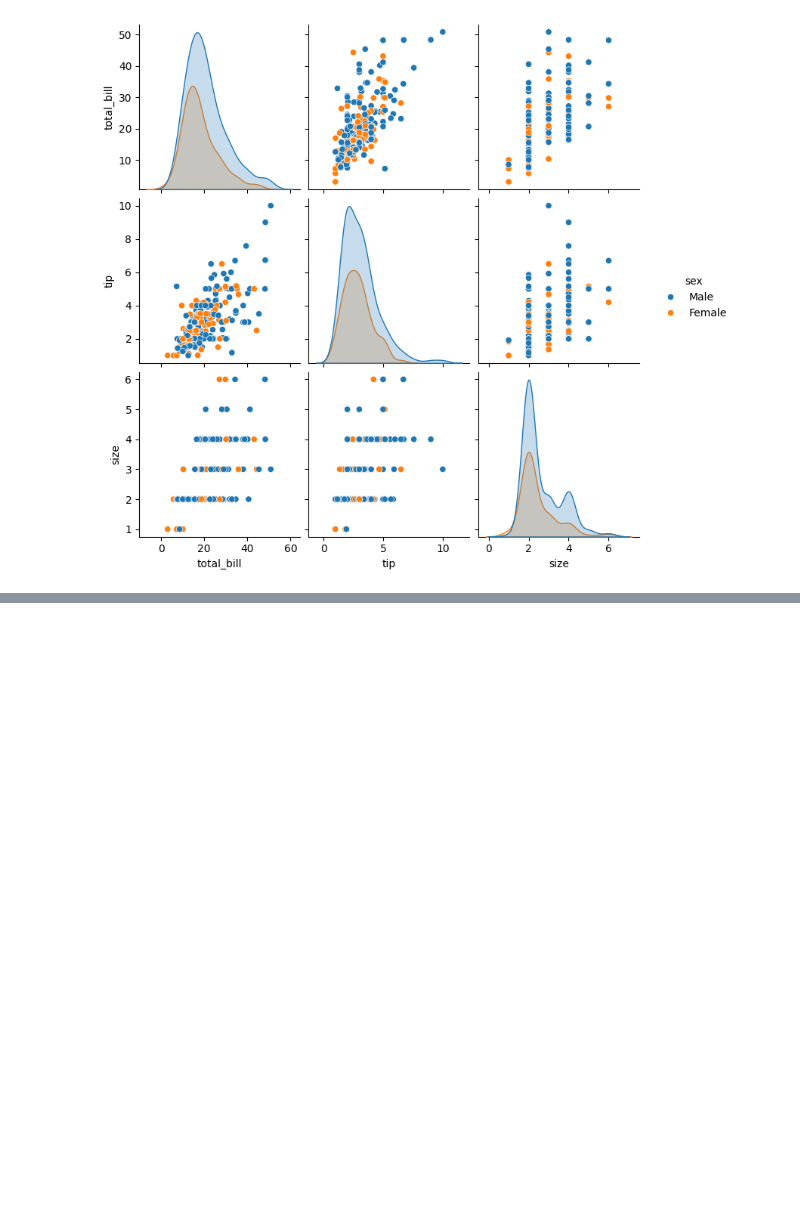
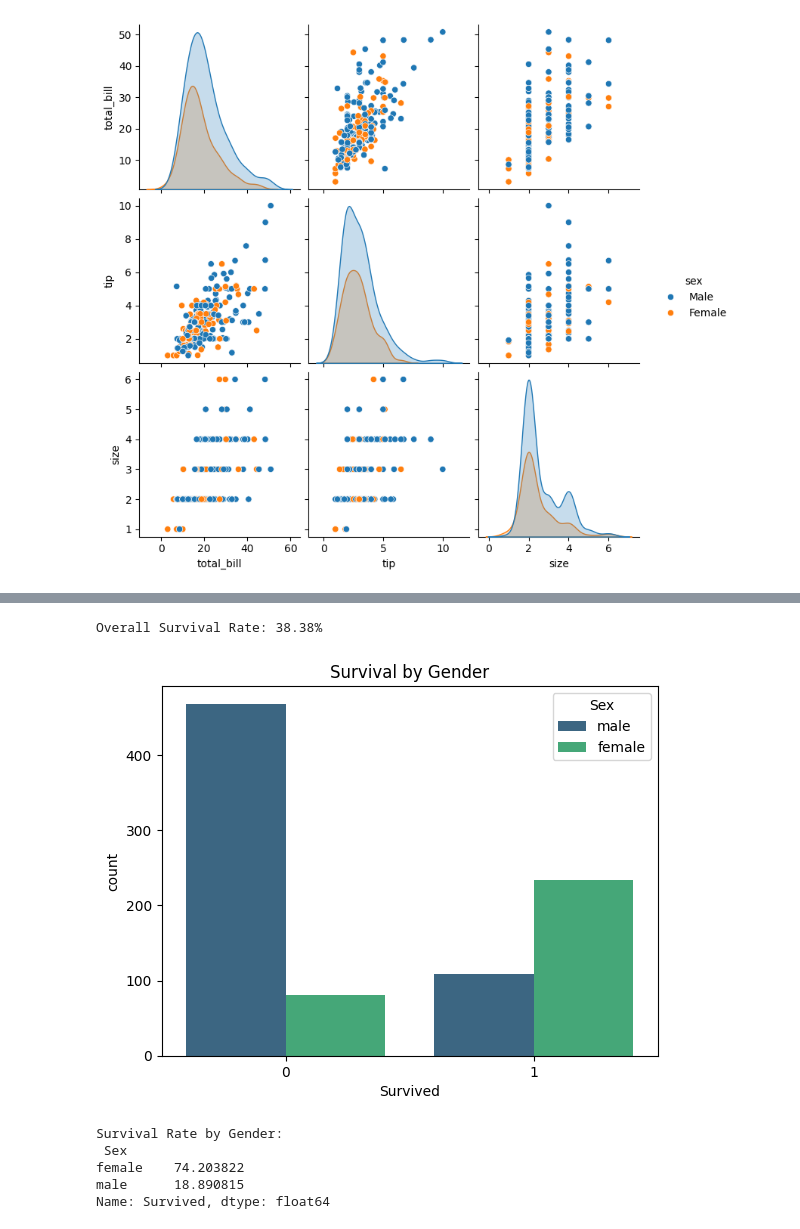
Before and after one commit to Chhaya-cloud/Chatbot, a Jupyter notebook: Visualization_mat_seaborn_latest.ipynb, the cells around one changed output, grey strips where cells are left out. Drawn from its saved outputs; the diff is of its cells as text; code cells hidden in the pictures; blank space fills up the shorter version.

```diff
--- a/Visualization_mat_seaborn_latest.ipynb
+++ b/Visualization_mat_seaborn_latest.ipynb
@@ -362,0 +405,6 @@ plt.show()
+# %%
+# Calculate survival rate
+survival_rate = data['Survived'].mean() * 100
+print(f"Overall Survival Rate: {survival_rate:.2f}%")
+# %% [output]
+Overall Survival Rate: 38.38%
@@ -362,0 +414,17 @@ plt.show()
+# %%
+### Question 2: How does gender impact survival rate?
+# Plotting survival by gender
+sns.countplot(x='Survived', hue='Sex', data=data, palette='viridis')
+plt.title('Survival by Gender')
+plt.show()
+
+# Calculate survival rate by gender
+survival_gender = data.groupby('Sex')['Survived'].mean() * 100
+print("Survival Rate by Gender:\n", survival_gender)
+# %% [output]
+[figure, added]
+Survival Rate by Gender:
+ Sex
+female    74.203822
+male      18.890815
+Name: Survived, dtype: float64
```
Also changed, not shown: parts of 37 cells of this notebook.
